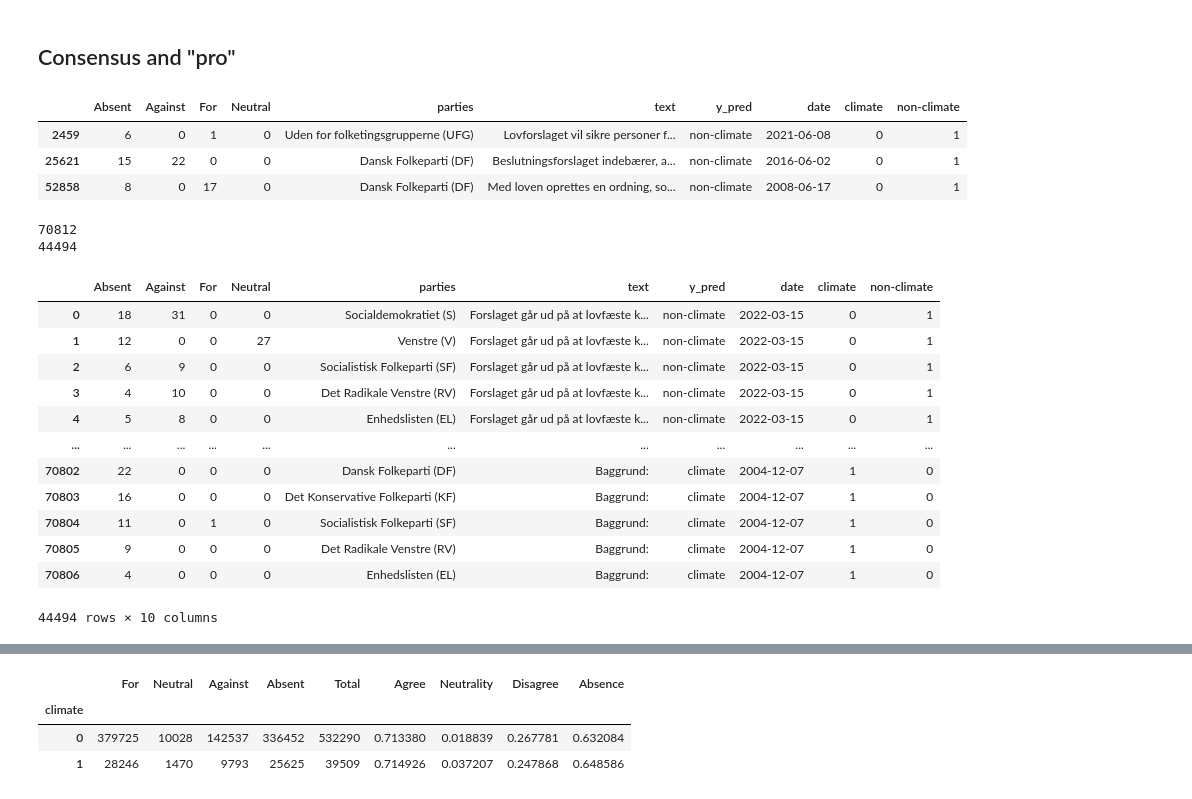
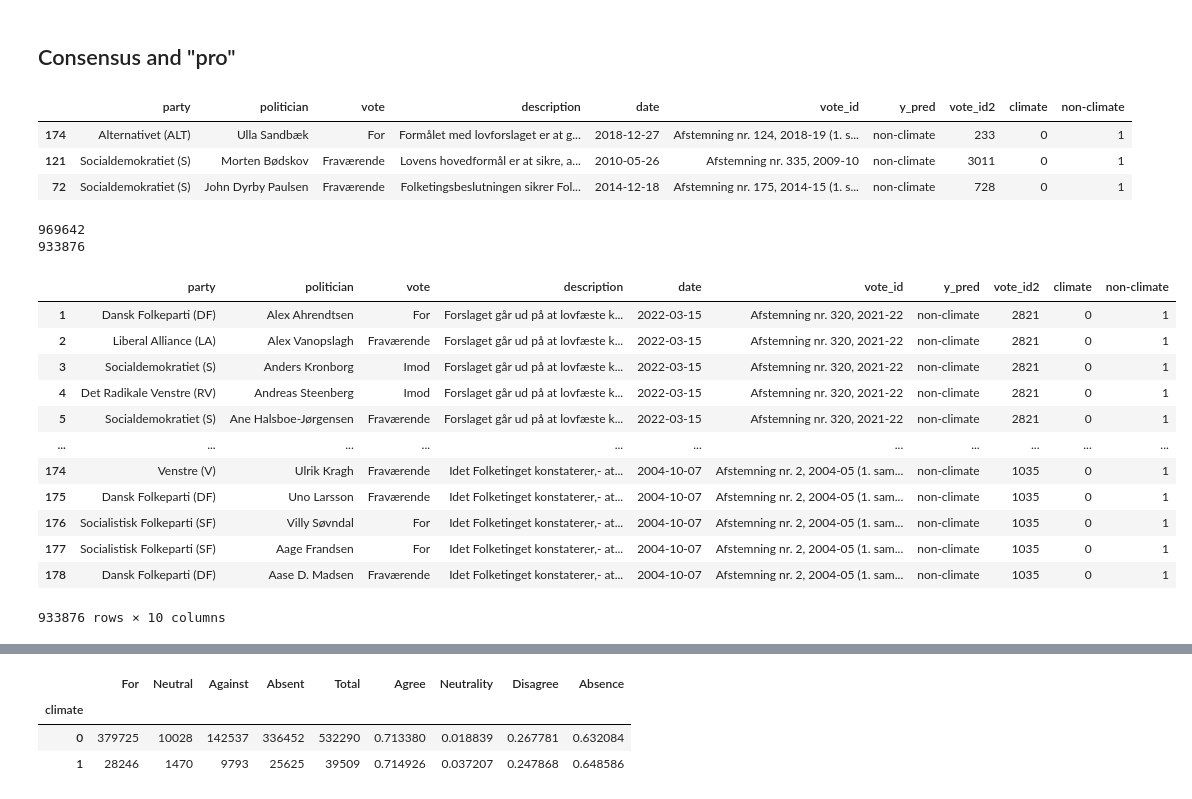
Before and after one commit to jonahank/Vote-Prediction-Model, a Jupyter notebook: data_analysis/votes_exploration.ipynb, the cells around one changed output, grey strips where cells are left out. Drawn from its saved outputs; the diff is of its cells as text; code cells hidden in the pictures.

Commit message:
analytical findings (still bugs in ft meetings data)

```diff
--- a/data_analysis/votes_exploration.ipynb
+++ b/data_analysis/votes_exploration.ipynb
@@ -7,4 +7,6 @@ from datetime import datetime
 # %%
 ## Load data
 #df = pd.read_csv("../political_vote_classifiers/votes_scored_v2_1_utf.csv").drop(columns=["Unnamed: 0"]).rename(columns={"description":"text"})
-df = pd.read_csv("../political_vote_classifiers/votes_scored_v2_1_utf.csv").drop(columns=["Unnamed: 0"]).rename(columns={"description":"text"})
+#df = pd.read_csv("../political_vote_classifiers/votes_scored_v2_1_utf.csv").drop(columns=["Unnamed: 0"]).rename(columns={"description":"text"})
+df = pd.read_pickle("../climate_classifier/scored_data/votes_data_all_expanded_politician.pkl")
+df.head(1)
@@ -148,34 +153,34 @@ plt.show()
 # %% [markdown]
 ## Consensus and "pro"
 # %%
-df.sample(3).head(3)
+df.sample(3)
 # %% [output]
-|  | Absent | Against | For | Neutral | parties | text | y_pred | date | climate | non-climate |
-| 2459 | 6 | 0 | 1 | 0 | Uden for folketingsgrupperne (UFG) | Lovforslaget vil sikre personer f... | non-climate | 2021-06-08 | 0 | 1 |
-| 25621 | 15 | 22 | 0 | 0 | Dansk Folkeparti (DF) | Beslutningsforslaget indebærer, a... | non-climate | 2016-06-02 | 0 | 1 |
-| 52858 | 8 | 0 | 17 | 0 | Dansk Folkeparti (DF) | Med loven oprettes en ordning, so... | non-climate | 2008-06-17 | 0 | 1 |
+|  | party | politician | vote | description | date | vote_id | y_pred | vote_id2 | climate | non-climate |
+| 174 | Alternativet (ALT) | Ulla Sandbæk | For | Formålet med lovforslaget er at g... | 2018-12-27 | Afstemning nr. 124, 2018-19 (1. s... | non-climate | 233 | 0 | 1 |
+| 121 | Socialdemokratiet (S) | Morten Bødskov | Fraværende | Lovens hovedformål er at sikre, a... | 2010-05-26 | Afstemning nr. 335, 2009-10 | non-climate | 3011 | 0 | 1 |
+| 72 | Socialdemokratiet (S) | John Dyrby Paulsen | Fraværende | Folketingsbeslutningen sikrer Fol... | 2014-12-18 | Afstemning nr. 175, 2014-15 (1. s... | non-climate | 728 | 0 | 1 |
 # %%
 parties_selection = ["Socialdemokratiet (S)", "Venstre (V)", "Socialistisk Folkeparti (SF)", "Det Konservative Folkeparti (KF)", "Dansk Folkeparti (DF)", "Enhedslisten (EL)"
                     ,"Det Radikale Venstre (RV)", "Alternativet (ALT)", "Liberal Alliance (LA)"]
 print(len(df))
-df_selection = df[df["parties"].isin(parties_selection)]
+df_selection = df[df["party"].isin(parties_selection)]
 df_selection
 print(len(df_selection))
 df_selection
 # %% [output]
-70812
-44494
+969642
+933876
-|  | Absent | Against | For | Neutral | parties | text | y_pred | date | climate | non-climate |
-| 0 | 18 | 31 | 0 | 0 | Socialdemokratiet (S) | Forslaget går ud på at lovfæste k... | non-climate | 2022-03-15 | 0 | 1 |
-| 1 | 12 | 0 | 0 | 27 | Venstre (V) | Forslaget går ud på at lovfæste k... | non-climate | 2022-03-15 | 0 | 1 |
-| 2 | 6 | 9 | 0 | 0 | Socialistisk Folkeparti (SF) | Forslaget går ud på at lovfæste k... | non-climate | 2022-03-15 | 0 | 1 |
-| 3 | 4 | 10 | 0 | 0 | Det Radikale Venstre (RV) | Forslaget går ud på at lovfæste k... | non-climate | 2022-03-15 | 0 | 1 |
-| 4 | 5 | 8 | 0 | 0 | Enhedslisten (EL) | Forslaget går ud på at lovfæste k... | non-climate | 2022-03-15 | 0 | 1 |
+|  | party | politician | vote | description | date | vote_id | y_pred | vote_id2 | climate | non-climate |
+| 1 | Dansk Folkeparti (DF) | Alex Ahrendtsen | For | Forslaget går ud på at lovfæste k... | 2022-03-15 | Afstemning nr. 320, 2021-22 | non-climate | 2821 | 0 | 1 |
+| 2 | Liberal Alliance (LA) | Alex Vanopslagh | Fraværende | Forslaget går ud på at lovfæste k... | 2022-03-15 | Afstemning nr. 320, 2021-22 | non-climate | 2821 | 0 | 1 |
+| 3 | Socialdemokratiet (S) | Anders Kronborg | Imod | Forslaget går ud på at lovfæste k... | 2022-03-15 | Afstemning nr. 320, 2021-22 | non-climate | 2821 | 0 | 1 |
+| 4 | Det Radikale Venstre (RV) | Andreas Steenberg | Imod | Forslaget går ud på at lovfæste k... | 2022-03-15 | Afstemning nr. 320, 2021-22 | non-climate | 2821 | 0 | 1 |
+| 5 | Socialdemokratiet (S) | Ane Halsboe-Jørgensen | Fraværende | Forslaget går ud på at lovfæste k... | 2022-03-15 | Afstemning nr. 320, 2021-22 | non-climate | 2821 | 0 | 1 |
 | ... | ... | ... | ... | ... | ... | ... | ... | ... | ... | ... |
-| 70802 | 22 | 0 | 0 | 0 | Dansk Folkeparti (DF) | Baggrund: | climate | 2004-12-07 | 1 | 0 |
-| 70803 | 16 | 0 | 0 | 0 | Det Konservative Folkeparti (KF) | Baggrund: | climate | 2004-12-07 | 1 | 0 |
-| 70804 | 11 | 0 | 1 | 0 | Socialistisk Folkeparti (SF) | Baggrund: | climate | 2004-12-07 | 1 | 0 |
-| 70805 | 9 | 0 | 0 | 0 | Det Radikale Venstre (RV) | Baggrund: | climate | 2004-12-07 | 1 | 0 |
-| 70806 | 4 | 0 | 0 | 0 | Enhedslisten (EL) | Baggrund: | climate | 2004-12-07 | 1 | 0 |
+| 174 | Venstre (V) | Ulrik Kragh | Fraværende | Idet Folketinget konstaterer,- at... | 2004-10-07 | Afstemning nr. 2, 2004-05 (1. sam... | non-climate | 1035 | 0 | 1 |
+| 175 | Dansk Folkeparti (DF) | Uno Larsson | Fraværende | Idet Folketinget konstaterer,- at... | 2004-10-07 | Afstemning nr. 2, 2004-05 (1. sam... | non-climate | 1035 | 0 | 1 |
+| 176 | Socialistisk Folkeparti (SF) | Villy Søvndal | For | Idet Folketinget konstaterer,- at... | 2004-10-07 | Afstemning nr. 2, 2004-05 (1. sam... | non-climate | 1035 | 0 | 1 |
+| 177 | Socialistisk Folkeparti (SF) | Aage Frandsen | For | Idet Folketinget konstaterer,- at... | 2004-10-07 | Afstemning nr. 2, 2004-05 (1. sam... | non-climate | 1035 | 0 | 1 |
+| 178 | Dansk Folkeparti (DF) | Aase D. Madsen | Fraværende | Idet Folketinget konstaterer,- at... | 2004-10-07 | Afstemning nr. 2, 2004-05 (1. sam... | non-climate | 1035 | 0 | 1 |
-44494 rows × 10 columns
+933876 rows × 10 columns
 # %%
```
Also changed, not shown: parts of 4 cells of this notebook, 3 other files.
